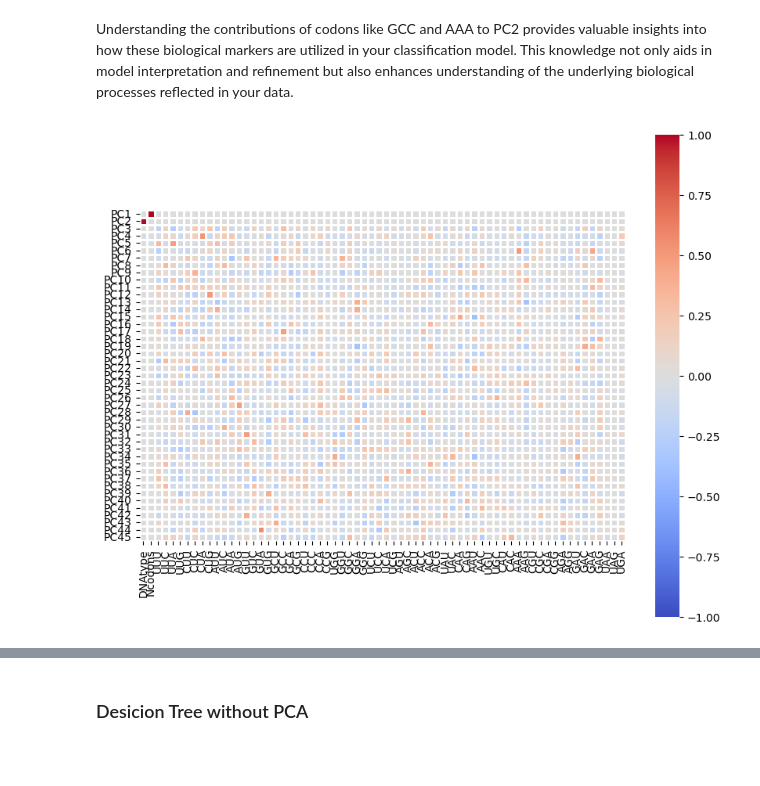
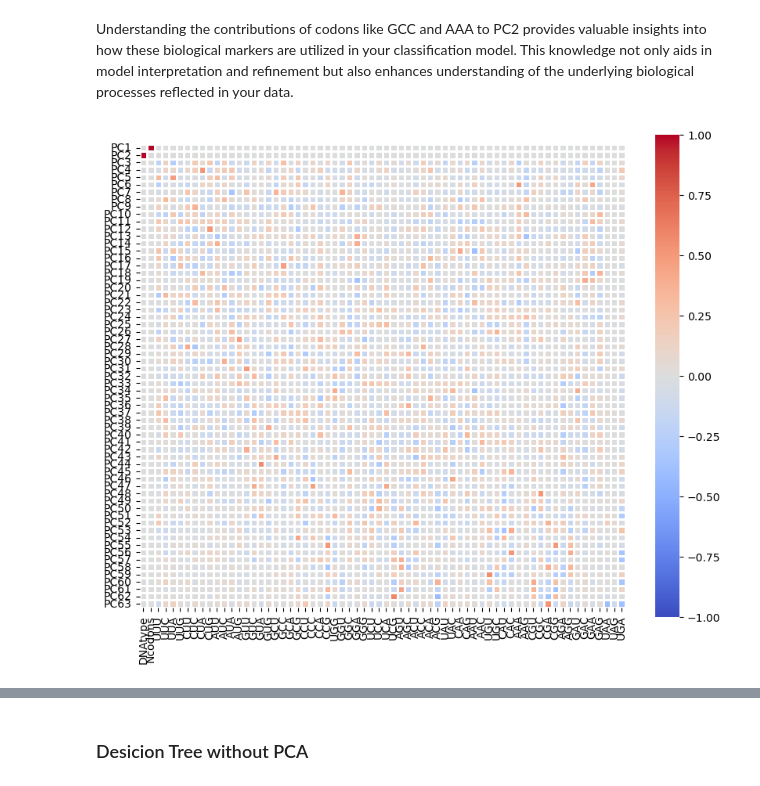
Before and after one commit to PierPompilii/Codon-Kingdom-Classifier, a Jupyter notebook: notebooks/03-modelling.ipynb, the cells around one changed output, grey strips where cells are left out. Drawn from its saved outputs; the diff is of its cells as text; code cells hidden in the pictures; blank space fills up the shorter version.

Commit message:
Readme file updated, cleaned models and EDA notebook, paper added, App added

```diff
--- a/notebooks/03-modelling.ipynb
+++ b/notebooks/03-modelling.ipynb
@@ -492,7 +440,7 @@ pipeline_rf = Pipeline([
 ])
 # %%
 param_grid_rf = {
-    'pca__n_components': [40, 45],
+    'pca__n_components': [55, 64],
     'rf__n_estimators': [200, 300, 350],
     'rf__max_depth': [30, 35],
     'rf__min_samples_split': [2, 5],
@@ -522,3 +468,0 @@ Best parameters found:  {'pca__n_components': 45, 'rf__max_depth': 35, 'rf__min_
-# %%
-rf_model_tunned = RandomForestClassifier(random_state=34, n_estimators=300, max_depth=35, min_samples_leaf=1, min_samples_split=2)
-rf_model_tunned.fit(X_train_rf, y_train_rf)
@@ -591,7 +530,7 @@ plt.show()
 # %% [markdown]
 The feature importance analysis using PCA components indicates that the top five principal components (PCs) contributing to the classification task are PC2, PC3, PC4, PC1, and PC5. This information is useful for understanding which features (or combinations of features) are most influential in the model's decision-making process.
 # %%
-pca_rf = PCA(n_components=45)
+pca_rf = PCA(n_components=63)
 pca_rf.fit(X_train_rf)
 pca_rf.components_
 # %% [output]
@@ -635,21 +574,20 @@ Understanding the contributions of codons like GCC and AAA to PC2 provides valua
 # %%
 plt.figure(figsize=(10,8))
 ax = sns.heatmap(pca_rf.components_,
                  cmap='coolwarm',
                  yticklabels=[ "PC"+str(x) for x in range(1,pca_rf.n_components_+1)],
                  xticklabels=list(X_train_rf.columns[:]),
                  linewidths = 1,
-                 annot = False,
                  vmin=-1,
                  vmax=1,
                  cbar_kws={"orientation": "vertical"})
 
 plt.yticks(rotation=0)
 plt.xticks(rotation=90)
 ax.set_aspect("equal")
 plt.show()
 # %% [output]
-[figure, old version]
+[figure, new version]
 # %%
 single_tree = best_rf.estimators_[0]
 # %%
```
Also changed, not shown: parts of 64 cells of this notebook, 6 other files.
